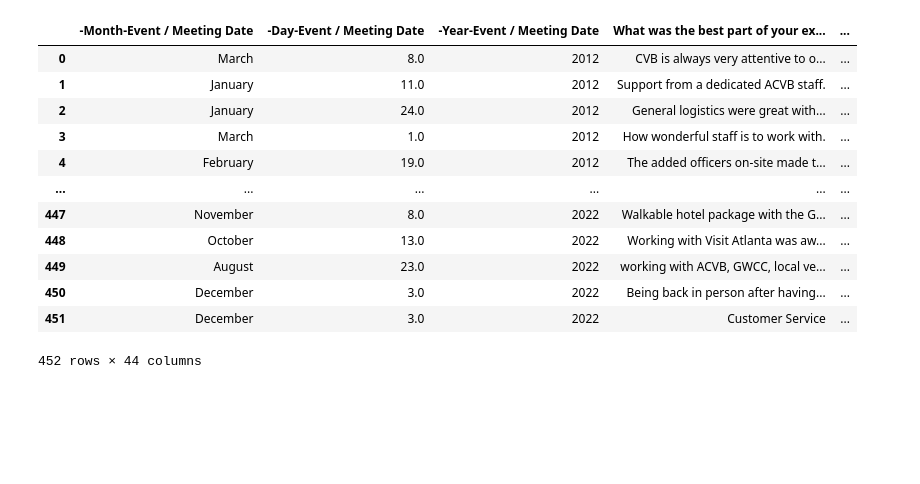
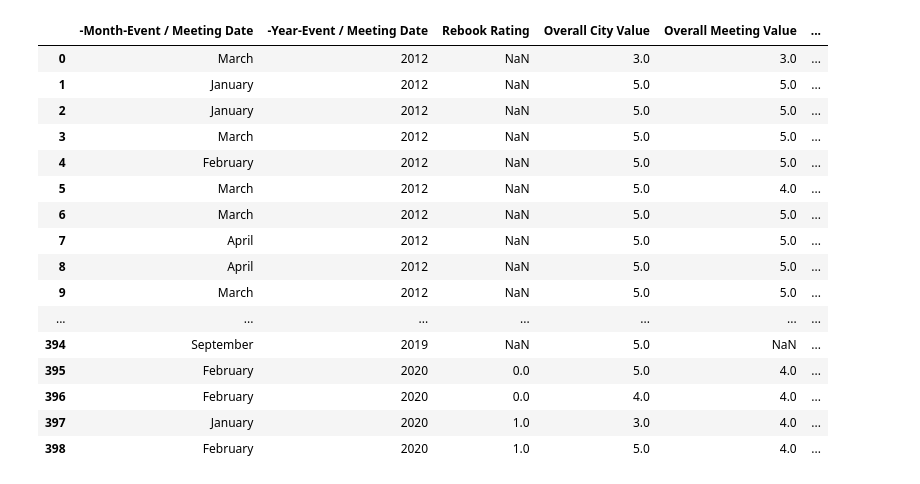
Before and after one commit to shupersap/Tourism_Triad, a Jupyter notebook: Event exploration.ipynb, the cells around one changed output. Cells and saved outputs as stored; diff of their text form; code cells hidden in the pictures; blank space fills up the shorter version.

```diff
--- a/Event exploration.ipynb
+++ b/Event exploration.ipynb
@@ -9,23 +12,23 @@ from sklearn.preprocessing import StandardScaler
 pd.set_option('display.max_columns', None)
 pd.set_option('display.max_rows',None)
 # %%
-read_file = pd.read_excel ("resources/eventfeedbackclean.xlsx")
-read_file.to_csv ("eventfeedbackclean.csv",
-                  index = None,
-                  header=True)
-df = pd.read_csv('eventfeedbackclean.csv')
+df = pd.read_csv('Resources/eventfeedbackcleanest.csv')
 df
 # %% [output]
-|  | -Month-Event / Meeting Date | -Day-Event / Meeting Date | -Year-Event / Meeting Date | What was the best part of your ex... | ... |
-| 0 | March | 8.0 | 2012 | CVB is always very attentive to o... | ... |
-| 1 | January | 11.0 | 2012 | Support from a dedicated ACVB staff. | ... |
-| 2 | January | 24.0 | 2012 | General logistics were great with... | ... |
-| 3 | March | 1.0 | 2012 | How wonderful staff is to work with. | ... |
-| 4 | February | 19.0 | 2012 | The added officers on-site made t... | ... |
-| ... | ... | ... | ... | ... | ... |
-| 447 | November | 8.0 | 2022 | Walkable hotel package with the G... | ... |
-| 448 | October | 13.0 | 2022 | Working with Visit Atlanta was aw... | ... |
-| 449 | August | 23.0 | 2022 | working with ACVB, GWCC, local ve... | ... |
-| 450 | December | 3.0 | 2022 | Being back in person after having... | ... |
-| 451 | December | 3.0 | 2022 | Customer Service | ... |
+|  | -Month-Event / Meeting Date | -Year-Event / Meeting Date | Rebook Rating | Overall City Value | Overall Meeting Value | ... |
+| 0 | March | 2012 | NaN | 3.0 | 3.0 | ... |
+| 1 | January | 2012 | NaN | 5.0 | 5.0 | ... |
+| 2 | January | 2012 | NaN | 5.0 | 5.0 | ... |
+| 3 | March | 2012 | NaN | 5.0 | 5.0 | ... |
+| 4 | February | 2012 | NaN | 5.0 | 5.0 | ... |
+| 5 | March | 2012 | NaN | 5.0 | 4.0 | ... |
+| 6 | March | 2012 | NaN | 5.0 | 5.0 | ... |
+| 7 | April | 2012 | NaN | 5.0 | 5.0 | ... |
+| 8 | April | 2012 | NaN | 5.0 | 5.0 | ... |
+| 9 | March | 2012 | NaN | 5.0 | 5.0 | ... |
+| ... | ... | ... | ... | ... | ... | ... |
+| 394 | September | 2019 | NaN | 5.0 | NaN | ... |
+| 395 | February | 2020 | 0.0 | 5.0 | 4.0 | ... |
+| 396 | February | 2020 | 0.0 | 4.0 | 4.0 | ... |
+| 397 | January | 2020 | 1.0 | 3.0 | 4.0 | ... |
+| 398 | February | 2020 | 1.0 | 5.0 | 4.0 | ... |
-452 rows × 44 columns
```
Also changed, not shown: parts of 17 cells of this notebook, 2 other files.
